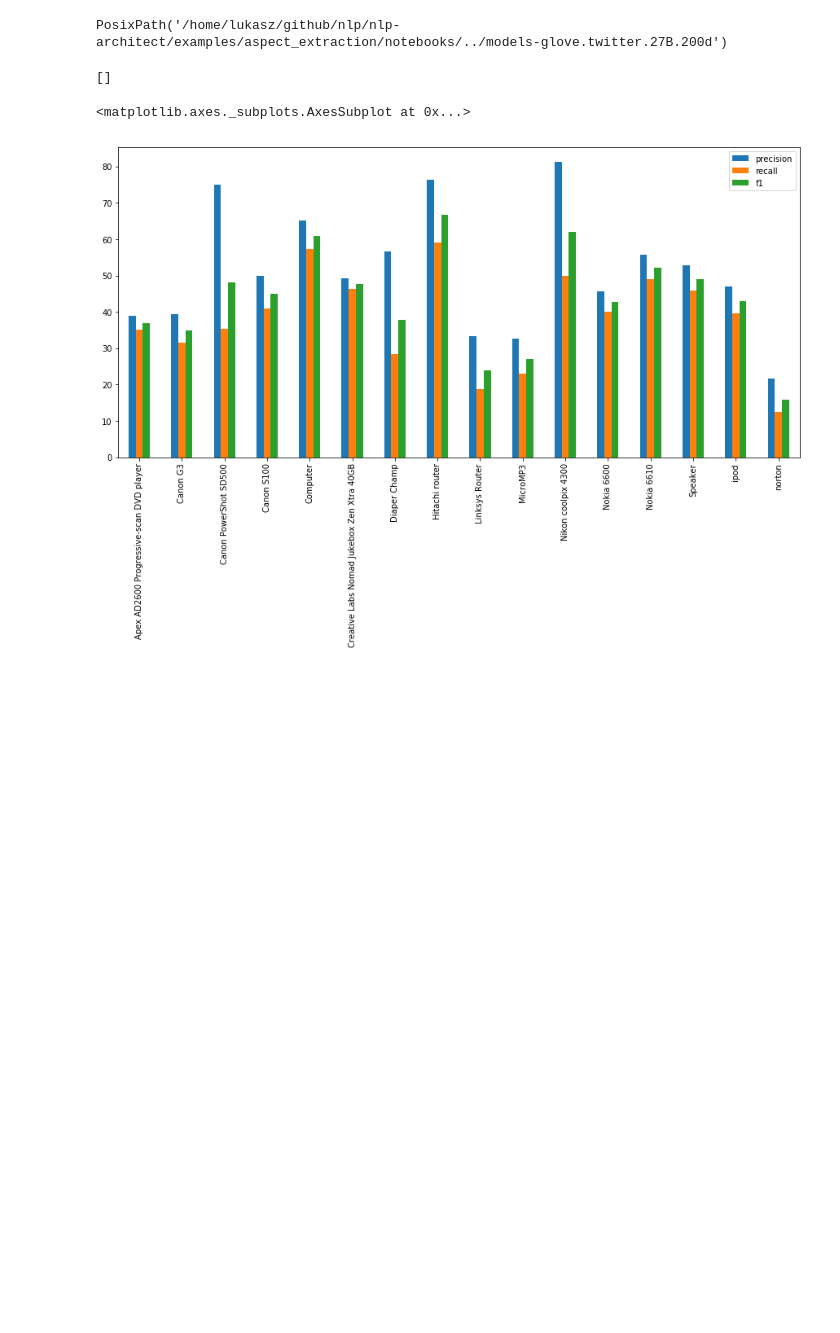
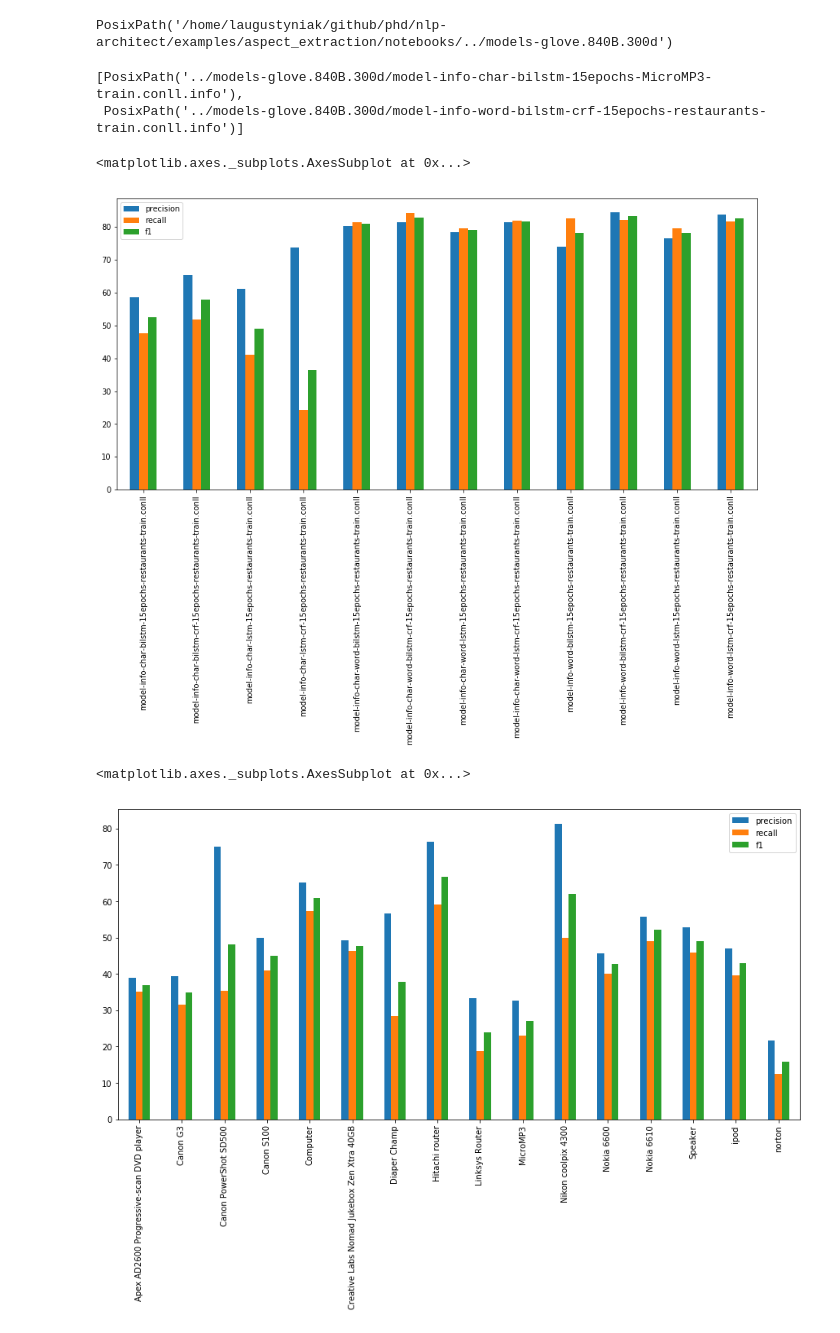
Before and after one commit to laugustyniak/nlp-architect, a Jupyter notebook: examples/aspect_extraction/notebooks/analyze-aspects-results.ipynb, the cells around one changed output. Drawn from its saved outputs; the diff is of its cells as text; code cells hidden in the pictures; blank space fills up the shorter version.

Commit message:
get metrics for model's info

```diff
--- a/examples/aspect_extraction/notebooks/analyze-aspects-results.ipynb
+++ b/examples/aspect_extraction/notebooks/analyze-aspects-results.ipynb
@@ -17,13 +21,23 @@ from aspects.analysis.nlp_architect import get_model_metrics
 # %%
-models_info_baseline_path = Path('../models-glove.twitter.27B.200d/')
+models_info_path = Path('../models-glove.840B.300d/')
 # %%
-models_info_baseline_path.absolute()
+models_info_path.absolute()
 # %% [output]
-PosixPath('/home/lukasz/github/nlp/nlp-architect/examples/aspect_extraction/notebooks/../models-glove.twitter.27B.200d')
+PosixPath('/home/laugustyniak/github/phd/nlp-architect/examples/aspect_extraction/notebooks/../models-glove.840B.300d')
-# %%
-list(models_info_baseline_path.glob('*.conll'))[:2]
-# %% [output]
-[]
+# %%
+models_paths = list(models_info_path.glob('*'))
+# %%
+models_paths[:2]
+# %% [output]
+[PosixPath('../models-glove.840B.300d/model-info-char-bilstm-15epochs-MicroMP3-train.conll.info'),
+ PosixPath('../models-glove.840B.300d/model-info-word-bilstm-crf-15epochs-restaurants-train.conll.info')]
+# %%
+models_metrics = get_metrics(models_paths)
+# %%
+pd.DataFrame.from_dict(models_metrics, orient='index').sort_index(axis=0).plot(kind='bar', figsize=(15,7))
+# %% [output]
+<matplotlib.axes._subplots.AxesSubplot at 0x...>
+[figure, added]
 # %%
 pd.DataFrame.from_dict(metrics, orient='index').sort_index(axis=0).plot(kind='bar', figsize=(15,7))
 # %% [output]
```
Also changed, not shown: parts of 5 cells of this notebook.
